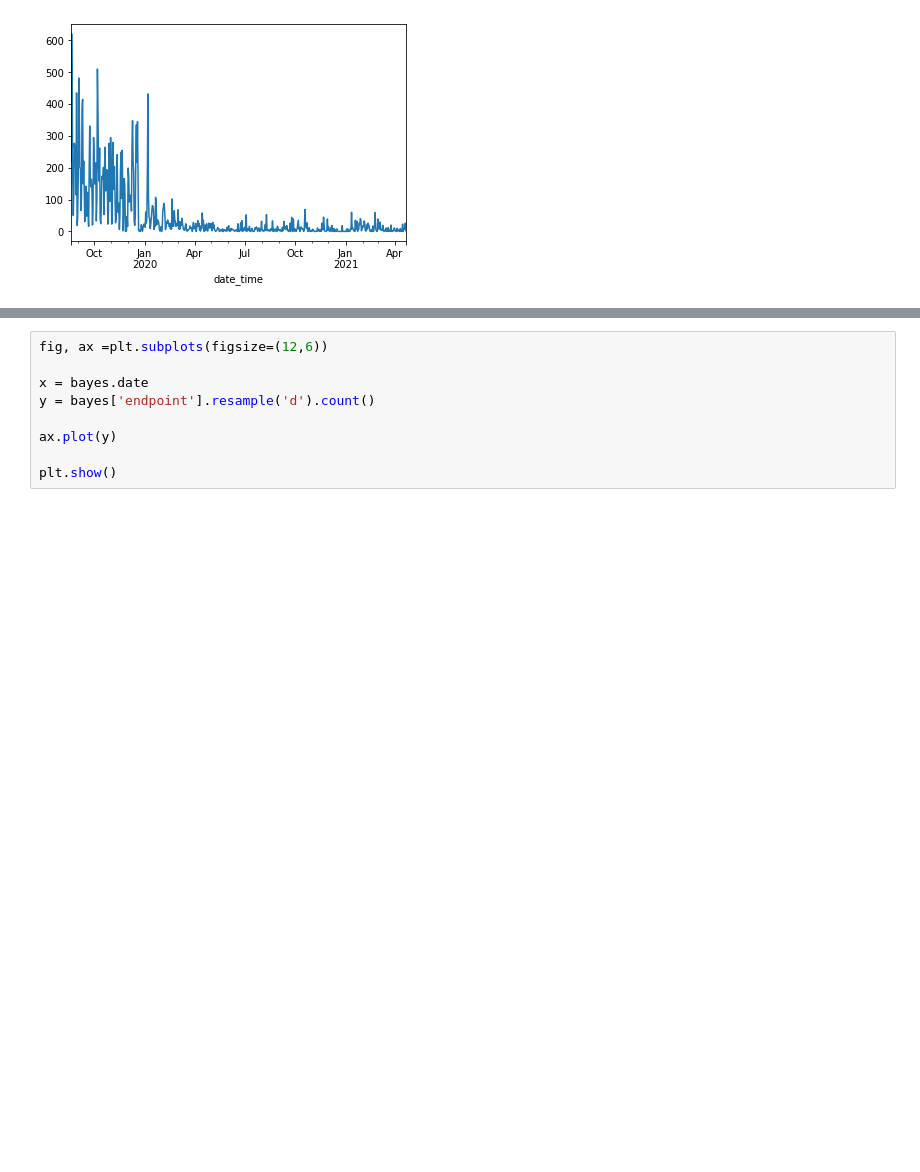
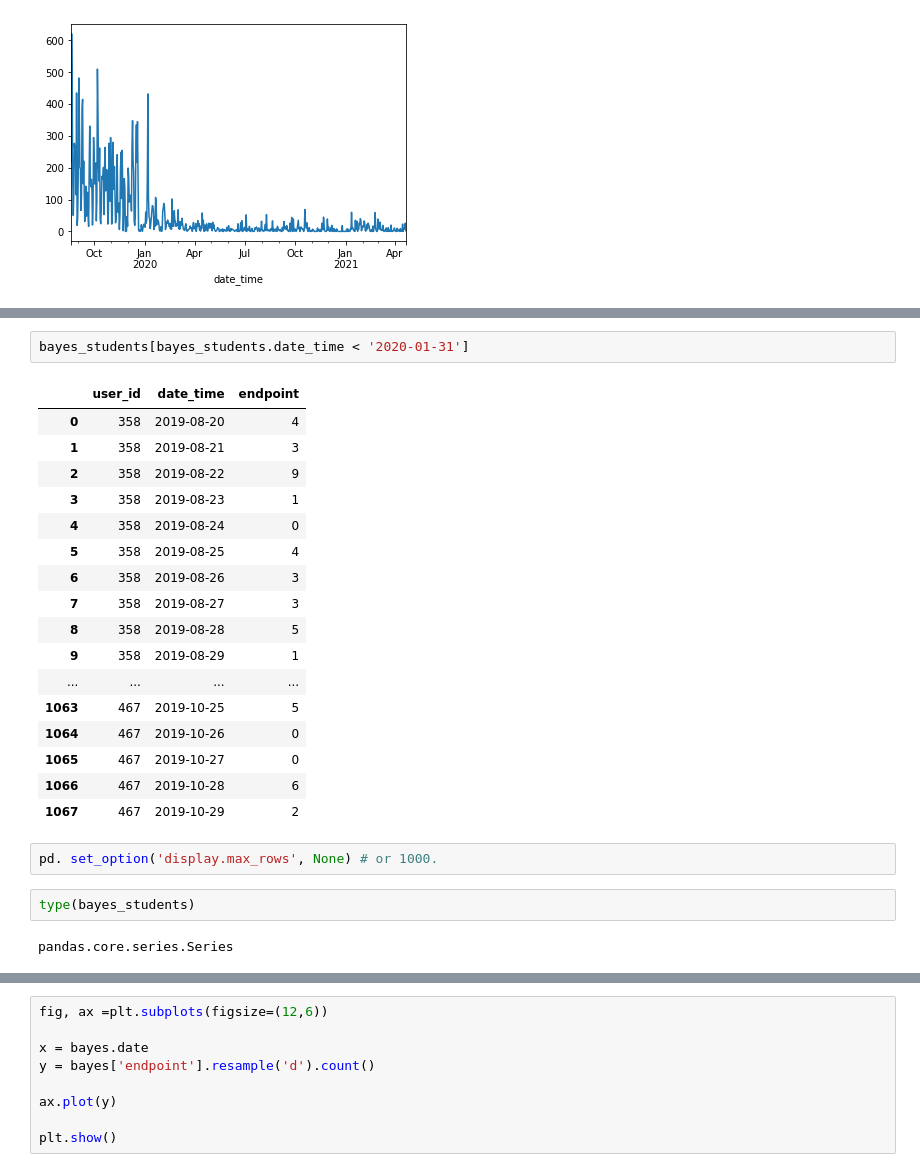
Before and after one commit to Codeup-Board-Advisory/board-slide-research, a Jupyter notebook: working_notebooks/jag-explore.ipynb, the cells around one changed output, grey strips where cells are left out. Drawn from its saved outputs; the diff is of its cells as text; blank space fills up the shorter version.

```diff
--- a/working_notebooks/jag-explore.ipynb
+++ b/working_notebooks/jag-explore.ipynb
@@ -154,0 +283,26 @@ bayes['endpoint'].resample('d').count().plot()
+# %%
+bayes_students[bayes_students.date_time < '2020-01-31']
+# %% [output]
+|  | user_id | date_time | endpoint |
+| 0 | 358 | 2019-08-20 | 4 |
+| 1 | 358 | 2019-08-21 | 3 |
+| 2 | 358 | 2019-08-22 | 9 |
+| 3 | 358 | 2019-08-23 | 1 |
+| 4 | 358 | 2019-08-24 | 0 |
+| 5 | 358 | 2019-08-25 | 4 |
+| 6 | 358 | 2019-08-26 | 3 |
+| 7 | 358 | 2019-08-27 | 3 |
+| 8 | 358 | 2019-08-28 | 5 |
+| 9 | 358 | 2019-08-29 | 1 |
+| ... | ... | ... | ... |
+| 1063 | 467 | 2019-10-25 | 5 |
+| 1064 | 467 | 2019-10-26 | 0 |
+| 1065 | 467 | 2019-10-27 | 0 |
+| 1066 | 467 | 2019-10-28 | 6 |
+| 1067 | 467 | 2019-10-29 | 2 |
+# %%
+pd. set_option('display.max_rows', None) # or 1000.
+# %%
+type(bayes_students)
+# %% [output]
+pandas.core.series.Series
```
Also changed, not shown: parts of 17 cells of this notebook.
